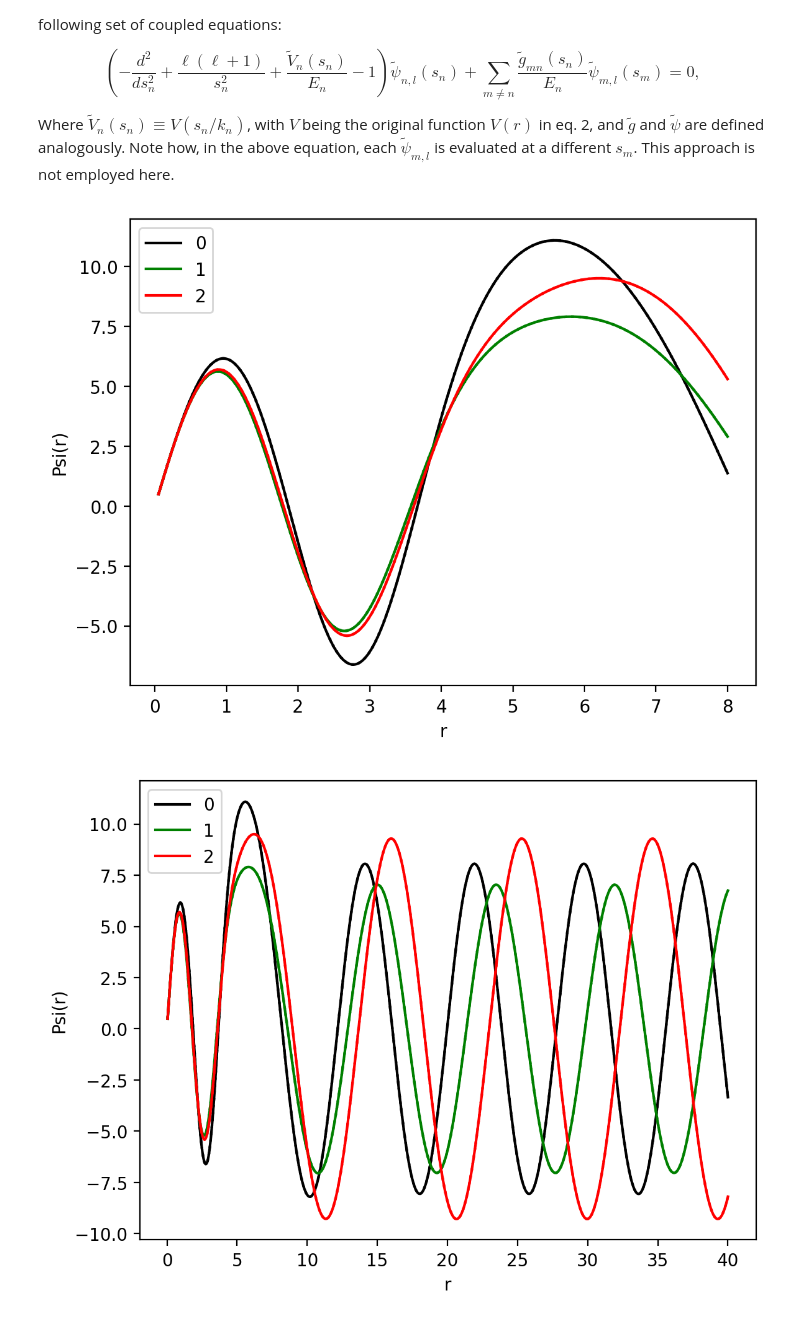
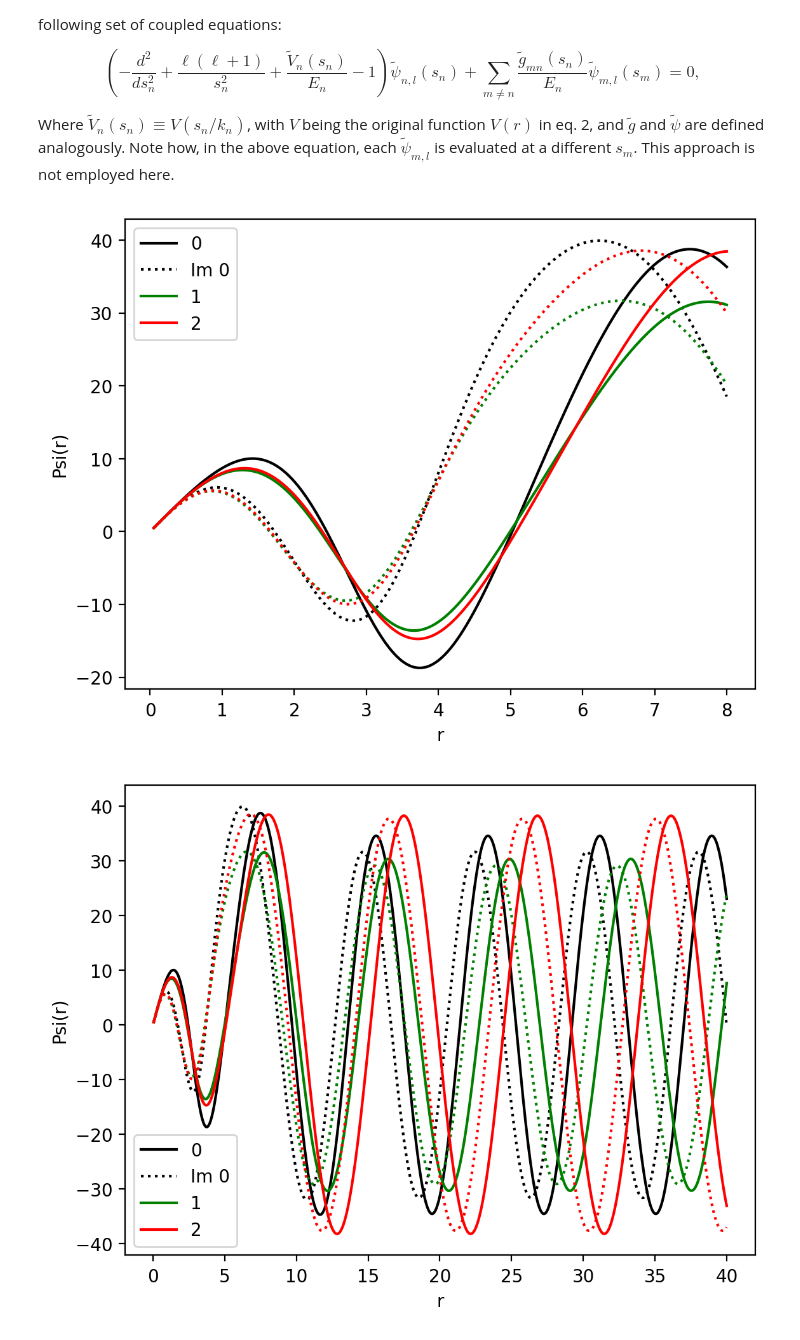
Before and after one commit to beykyle/2023-FRIB-TA-Summer-School, a Jupyter notebook: omp-rbm/coupled_channels_rbm.ipynb, the cells around one changed output. Drawn from its saved outputs; the diff is of its cells as text; code cells hidden in the pictures.

```diff
--- a/omp-rbm/coupled_channels_rbm.ipynb
+++ b/omp-rbm/coupled_channels_rbm.ipynb
@@ -123,7 +123,7 @@ def diag_potential(r : float, params: tuple):
     V(r), here a Woods-Saxon.
     """
     V, W, R, a = params
-    return -(V0 + W) / (1 + np.exp((r - R) / a))
+    return -(V0 + W * 1.j) / (1 + np.exp((r - R) / a))
 
 def transition_potential(r : float, params : tuple):
     """
@@ -211,26 +203,47 @@ def solve_coupled_channels(E_inc : float, l : int, channel_excitation_energies :
     )
 
     return sol.sol
+# %%
+# Integration parameters
+r_start = 0.05  # Initial position
+r_end=70  # Final position
+
+#Helpers for the initial conditions
+corr_factor=10.
+psi0 = corr_factor*r_start**(l+1) *(1. + 1.j) # Initial wavefunction value
+psi_prime0 = corr_factor*(l+1)*r_start**(l) *(1. + 1.j) # Initial derivative value
+psiPrimeReal = corr_factor*(l+1)*r_start**(l) *(1. + 0.j)
+
+# Solve the Schrödinger equation
+init1 = [psi0, psi0, psi0, psi_prime0, psi_prime0, psi_prime0]
+sol1 = solve_coupled_channels(E_inc, l, channel_excitation_energies, params_diag, params_transition, r_start, r_end, init1)
+
+init2 = [0, 0, 0, psi_prime0, psi_prime0, psi_prime0]
+sol2 = solve_coupled_channels(E_inc, l, channel_excitation_energies, params_diag, params_transition, r_start, r_end, init2)
+
+init3 = [0, 0, 0, psiPrimeReal, psiPrimeReal, psiPrimeReal]
+sol3 = solve_coupled_channels(E_inc, l, channel_excitation_energies, params_diag, params_transition, r_start, r_end, init3)
 # %%
-# Integration parameters
+# Plot parameters
 r_start = 0.05  # Initial position
 r_end=8  # Final position
-
-# Solve the Schrödinger equation
-sol = solve_coupled_channels(E_inc, l, channel_excitation_energies, params_diag, params_transition)
 
 # Calculate the wavefunction
 r_values = np.linspace(r_start, r_end, 1000)
 
+#This is a list in which each element represents one solution function (here, psi_0, psi_1, psi_2, psiprime0, psiprime1, psiprime2),
+#Each element i is an array with the values of solution[i] at the r_values.
+psi = sol1(r_values)
 
-psinorm = [ np.trapz(np.real(psi)**2 + np.imag(psi)**2, r_values) for psi in sol(r_values) ]
-psi = [ psi for psi, norm in zip(sol(r_values), psinorm) ]
+#To normalize each w.f. within the plotting range:
+#psinorm = [ np.trapz(np.real(psi)**2 + np.imag(psi)**2, r_values) for psi in sol1(r_values) ]
+#psi = [ psi/norm for psi, norm in zip(solution, psinorm) ]
 
 
 # plot wavefunction in each channel
 fig = plt.figure(dpi=200)
 plt.plot(r_values, np.real(psi[0]), 'k', label="0")
-plt.plot(r_values, np.imag(psi[0]), ':k')
+plt.plot(r_values, np.imag(psi[0]), ':k', label="Im 0")
 
 plt.plot(r_values, np.real(psi[1]), 'g', label="1")
 plt.plot(r_values, np.imag(psi[1]), ':g')
@@ -243,37 +256,30 @@ plt.legend()
 plt.ylabel('Psi(r)')
 plt.show()
 # %% [output]
-[figure, old version]
+[figure, new version]
 # %%
-# Integration parameters
+# Plot parameters
 r_start = 0.05  # Initial position
 r_end=40  # Final position
 
-# Solve the Schrödinger equation
-sol = solve_coupled_channels(E_inc, l, channel_excitation_energies, params_diag, params_transition)
-
 # Calculate the wavefunction
 r_values = np.linspace(r_start, r_end, 1000)
-
-
-psinorm = [ np.trapz(np.real(psi)**2 + np.imag(psi)**2, r_values) for psi in sol(r_values) ]
-psi = [ psi for psi, norm in zip(sol(r_values), psinorm) ]
-
+psi = sol1(r_values)
 
 # plot wavefunction in each channel
 fig = plt.figure(dpi=200)
 plt.plot(r_values, np.real(psi[0]), 'k', label="0")
-plt.plot(r_values, np.imag(psi[0]), ':k')
+plt.plot(r_values, np.imag(psi[0]), ':k', label="Im 0")
 
 plt.plot(r_values, np.real(psi[1]), 'g', label="1")
 plt.plot(r_values, np.imag(psi[1]), ':g')
 
 plt.plot(r_values, np.real(psi[2]), 'r', label="2")
 plt.plot(r_values, np.imag(psi[2]), ':r')
 
 plt.xlabel('r')
 plt.legend()
 plt.ylabel('Psi(r)')
 plt.show()
 # %% [output]
-[figure, old version]
+[figure, new version]
```
Also changed, not shown: parts of 3 cells of this notebook.
